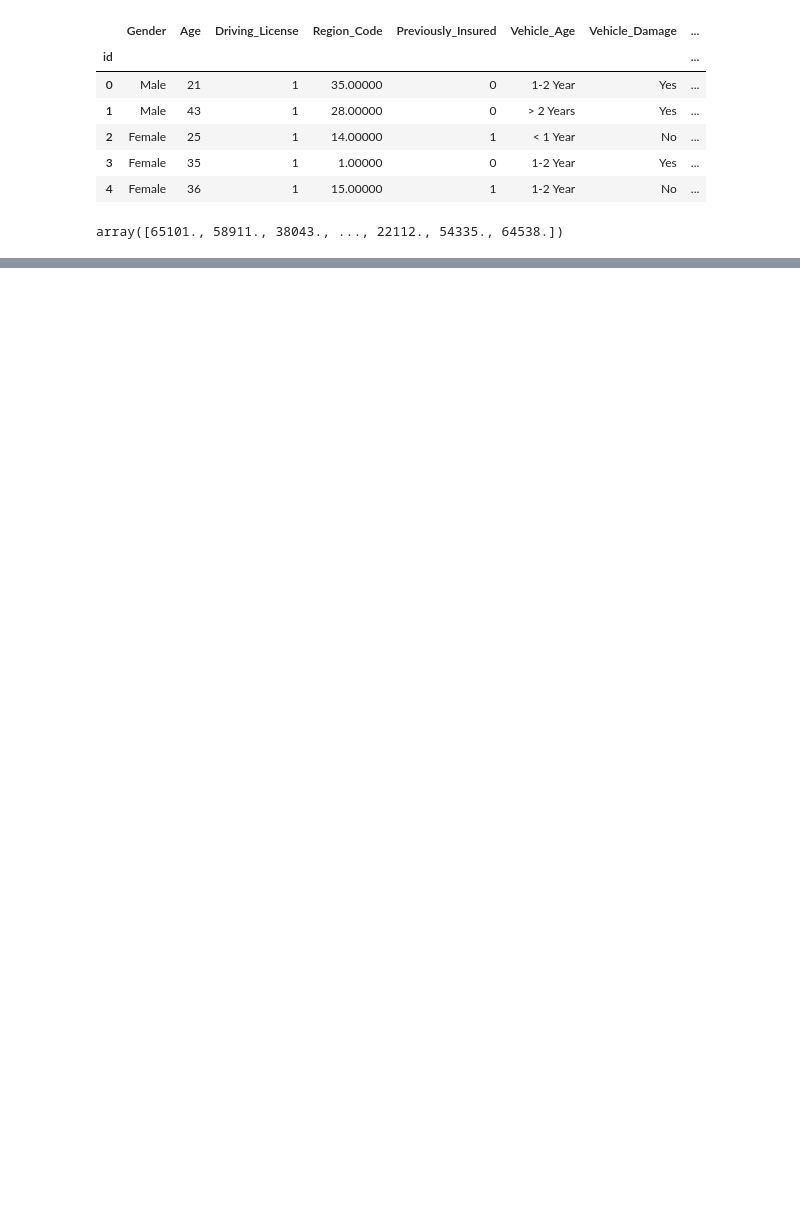
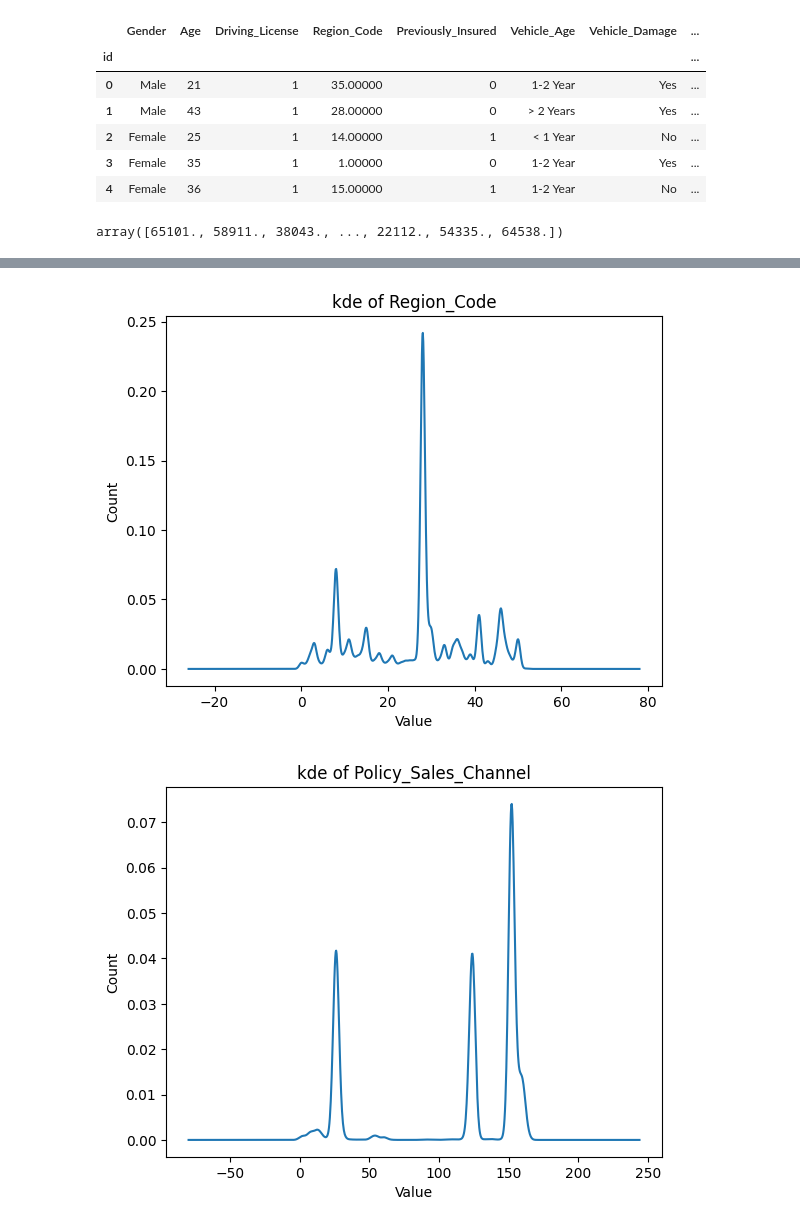
Before and after one commit to Viraj465/Machine-learning-projects, a Jupyter notebook: kaggleBinaryClassification.ipynb, the cells around one changed output, grey strips where cells are left out. Cells and saved outputs as stored; diff of their text form; code cells hidden in the pictures; blank space fills up the shorter version.

```diff
--- a/kaggleBinaryClassification.ipynb
+++ b/kaggleBinaryClassification.ipynb
@@ -88,0 +132,11 @@ array([65101., 58911., 38043., ..., 22112., 54335., 64538.])
+# %%
+columns_to_plotKDE = ['Region_Code', 'Policy_Sales_Channel',
+                   'Previously_Insured', 'Vintage']
+for column in columns_to_plotKDE:
+    ax = train_data[column].plot(kind='kde', title=f"kde of {column}")
+    ax.set_xlabel('Value')
+    ax.set_ylabel('Count')
+    plt.show()
+# %% [output]
+[figure, added]
+[figure, added]
```
Also changed, not shown: parts of 47 cells of this notebook.
